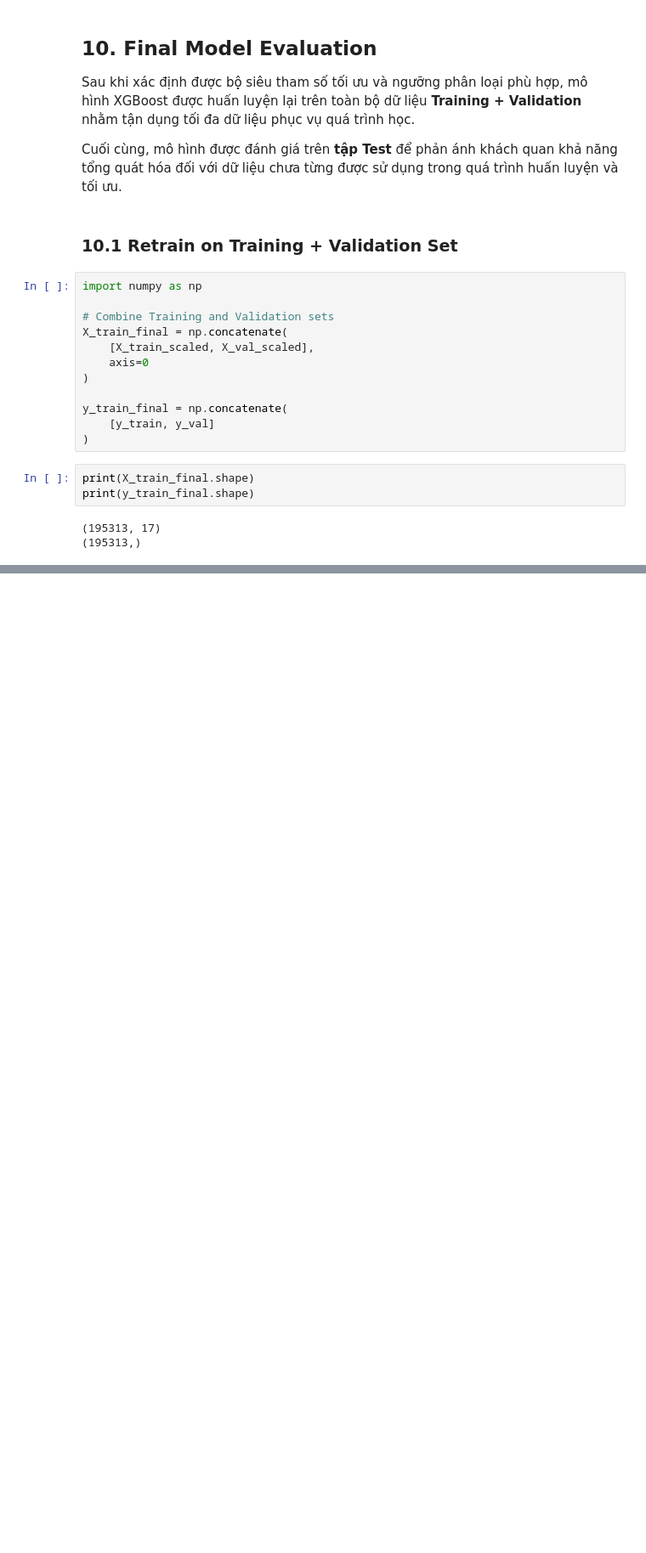
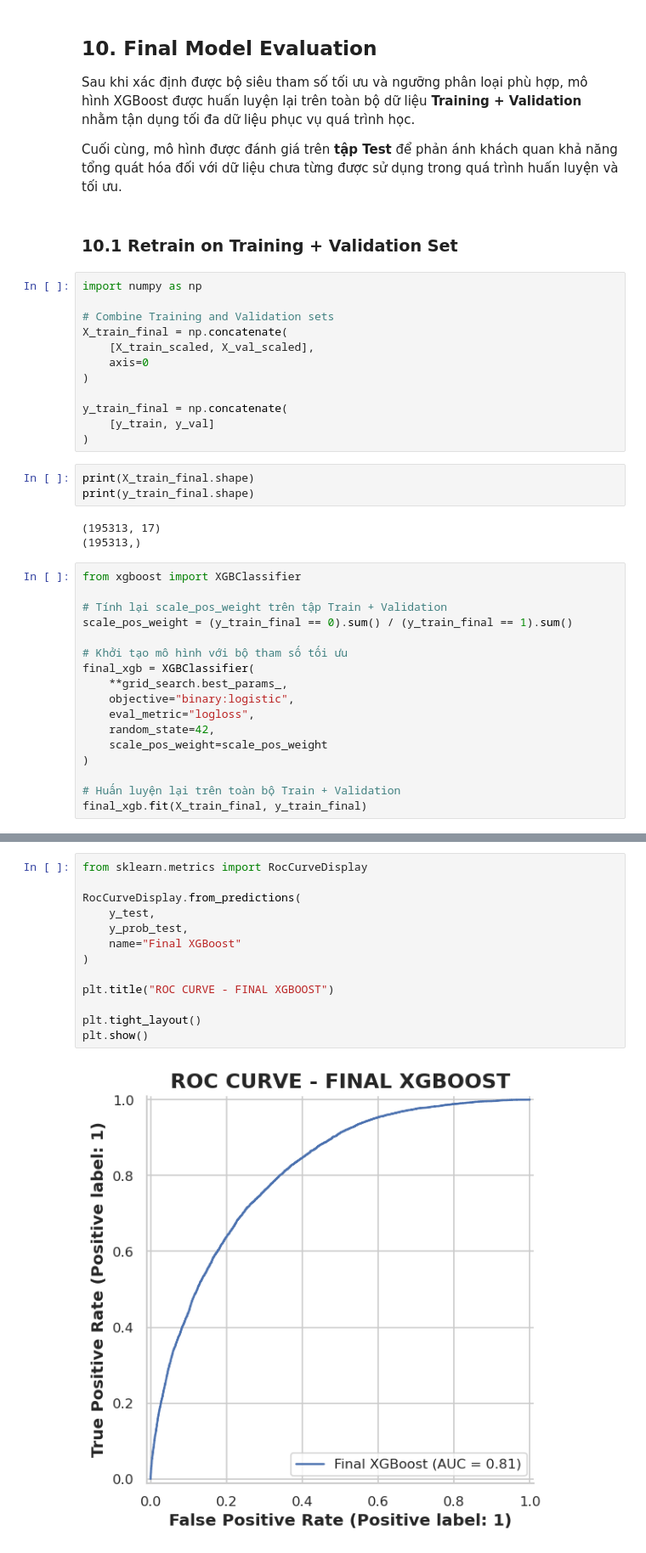
Before and after one commit to Nhungktn/Diabetes-Risk-Prediction, a Jupyter notebook: Diabetes_Risk_Prediction.ipynb, the cells around one changed output, grey strips where cells are left out. Shown at 85% size. Drawn from its saved outputs; the diff is of its cells as text; blank space fills up the shorter version.

```diff
--- a/Diabetes_Risk_Prediction.ipynb
+++ b/Diabetes_Risk_Prediction.ipynb
@@ -1652,3 +1675,20 @@ print(y_train_final.shape)
 # %% [output]
 (195313, 17)
 (195313,)
+# %%
+from xgboost import XGBClassifier
+
+# Tính lại scale_pos_weight trên tập Train + Validation
+scale_pos_weight = (y_train_final == 0).sum() / (y_train_final == 1).sum()
+
+# Khởi tạo mô hình với bộ tham số tối ưu
+final_xgb = XGBClassifier(
+    **grid_search.best_params_,
+    objective="binary:logistic",
+    eval_metric="logloss",
+    random_state=42,
+    scale_pos_weight=scale_pos_weight
+)
+
+# Huấn luyện lại trên toàn bộ Train + Validation
+final_xgb.fit(X_train_final, y_train_final)
@@ -1654,0 +1839,15 @@ print(y_train_final.shape)
+# %%
+from sklearn.metrics import RocCurveDisplay
+
+RocCurveDisplay.from_predictions(
+    y_test,
+    y_prob_test,
+    name="Final XGBoost"
+)
+
+plt.title("ROC CURVE - FINAL XGBOOST")
+
+plt.tight_layout()
+plt.show()
+# %% [output]
+[figure, added]
```
Also changed, not shown: parts of 43 cells of this notebook, 6 other files.
